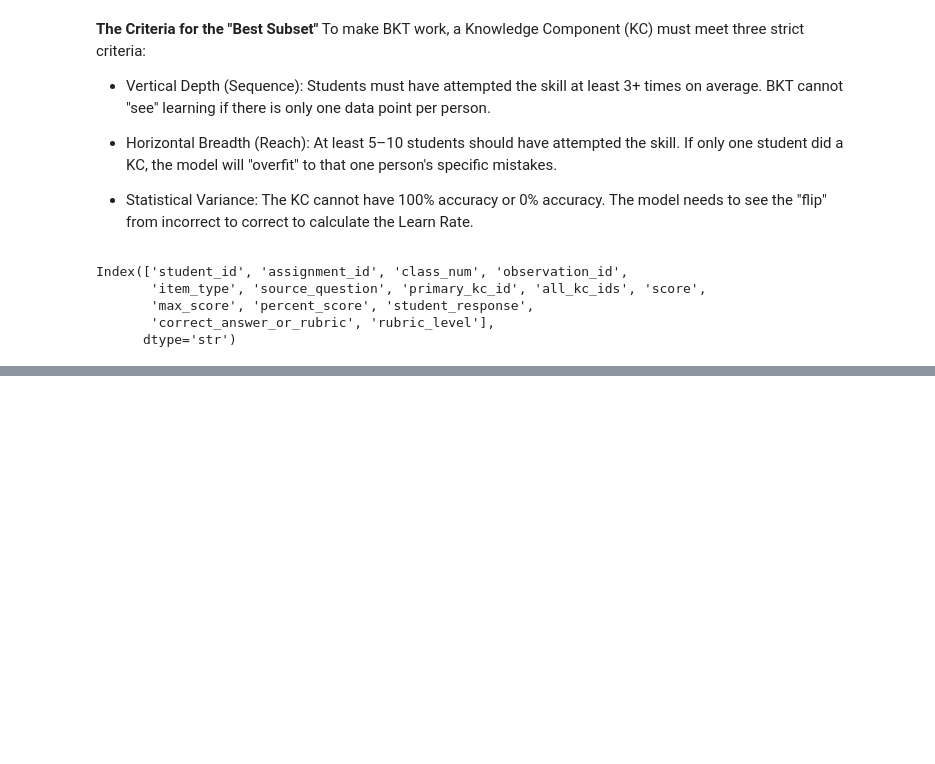
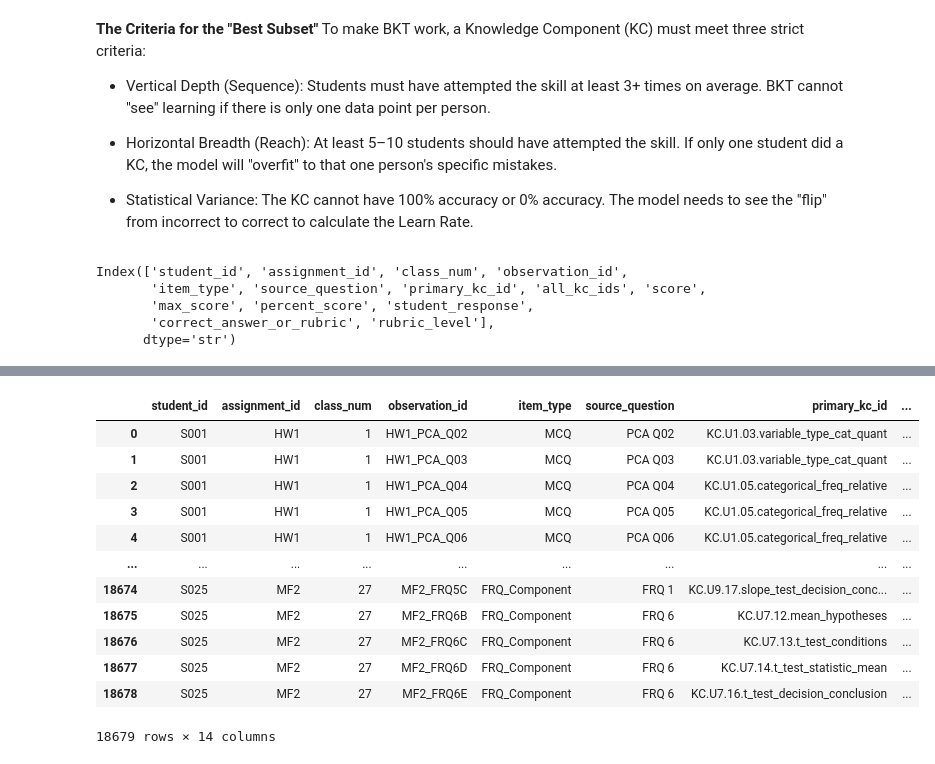
Before and after one commit to mailysg8/ai-student-progress-tracker, a Jupyter notebook: notebooks/best_subset_data.ipynb, the cells around one changed output, grey strips where cells are left out. Cells and saved outputs as stored; diff of their text form; code cells hidden in the pictures; blank space fills up the shorter version.

```diff
--- a/notebooks/best_subset_data.ipynb
+++ b/notebooks/best_subset_data.ipynb
@@ -121,0 +255,16 @@ kc_stats.describe()
+# %%
+cleaned_1_data[cleaned_1_data['primary_kc_id'].isin(kc_stats.index.to_list())]
+# %% [output]
+|  | student_id | assignment_id | class_num | observation_id | item_type | source_question | primary_kc_id | ... |
+| 0 | S001 | HW1 | 1 | HW1_PCA_Q02 | MCQ | PCA Q02 | KC.U1.03.variable_type_cat_quant | ... |
+| 1 | S001 | HW1 | 1 | HW1_PCA_Q03 | MCQ | PCA Q03 | KC.U1.03.variable_type_cat_quant | ... |
+| 2 | S001 | HW1 | 1 | HW1_PCA_Q04 | MCQ | PCA Q04 | KC.U1.05.categorical_freq_relative | ... |
+| 3 | S001 | HW1 | 1 | HW1_PCA_Q05 | MCQ | PCA Q05 | KC.U1.05.categorical_freq_relative | ... |
+| 4 | S001 | HW1 | 1 | HW1_PCA_Q06 | MCQ | PCA Q06 | KC.U1.05.categorical_freq_relative | ... |
+| ... | ... | ... | ... | ... | ... | ... | ... | ... |
+| 18674 | S025 | MF2 | 27 | MF2_FRQ5C | FRQ_Component | FRQ 1 | KC.U9.17.slope_test_decision_conc... | ... |
+| 18675 | S025 | MF2 | 27 | MF2_FRQ6B | FRQ_Component | FRQ 6 | KC.U7.12.mean_hypotheses | ... |
+| 18676 | S025 | MF2 | 27 | MF2_FRQ6C | FRQ_Component | FRQ 6 | KC.U7.13.t_test_conditions | ... |
+| 18677 | S025 | MF2 | 27 | MF2_FRQ6D | FRQ_Component | FRQ 6 | KC.U7.14.t_test_statistic_mean | ... |
+| 18678 | S025 | MF2 | 27 | MF2_FRQ6E | FRQ_Component | FRQ 6 | KC.U7.16.t_test_decision_conclusion | ... |
+18679 rows × 14 columns
```
Also changed, not shown: parts of 15 cells of this notebook, 1 other file.
